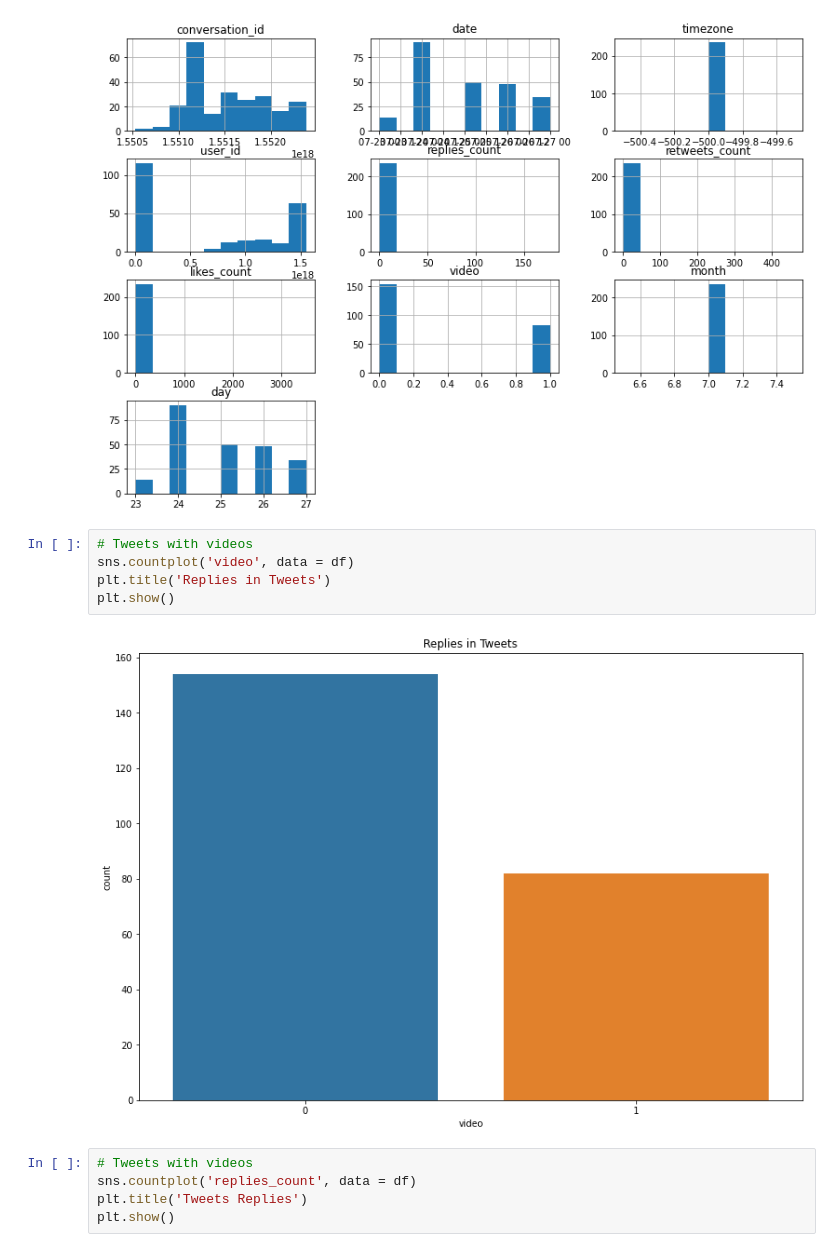
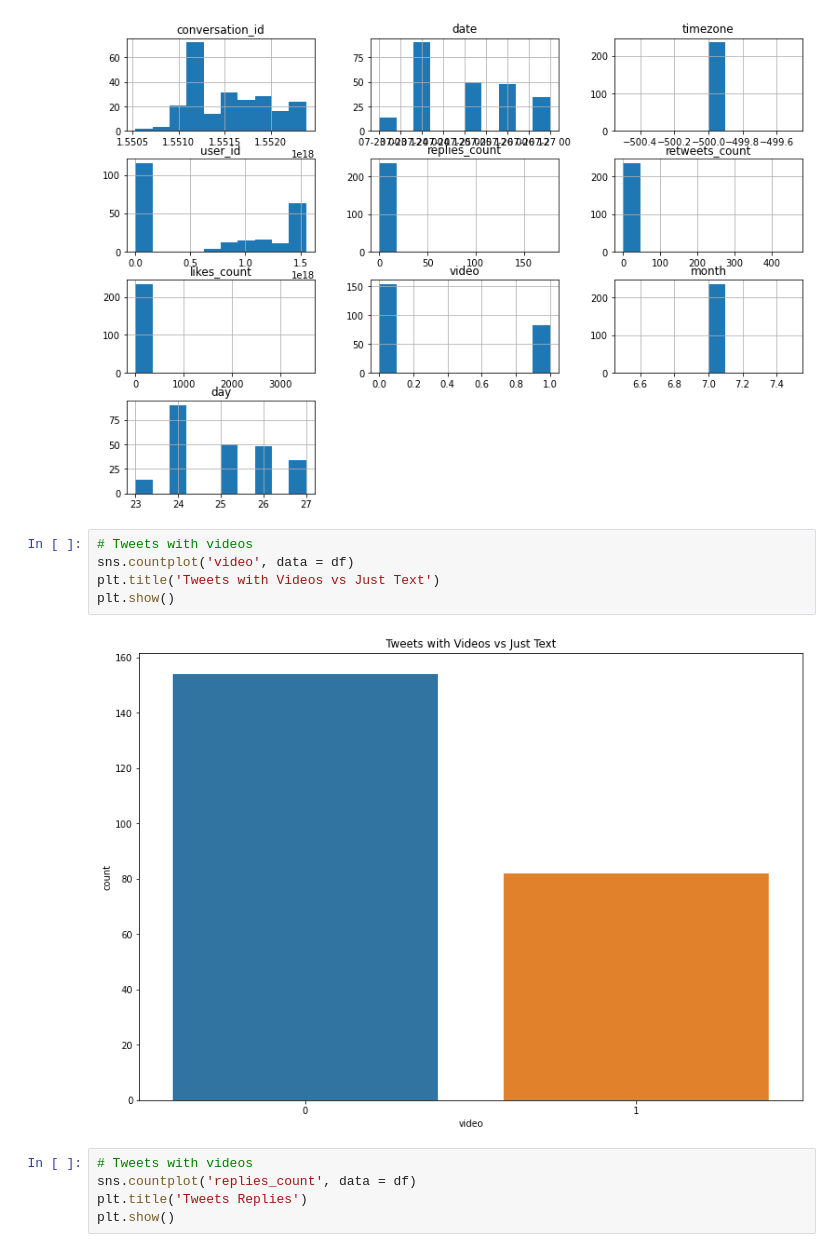
Before and after one commit to stephenkipkurui/Kenya-Elections-Tweets-Sentiments, a Jupyter notebook: analysis_report.ipynb, the cells around one changed output. Cells and saved outputs as stored; diff of their text form.

Commit message:
Kenyan Elections Through Tweets

```diff
--- a/analysis_report.ipynb
+++ b/analysis_report.ipynb
@@ -234,10 +234,10 @@ plt.show()
 # %%
 # Tweets with videos
 sns.countplot('video', data = df)
-plt.title('Replies in Tweets')
+plt.title('Tweets with Videos vs Just Text')
 plt.show()
 # %% [output]
-[figure, old version]
+[figure, new version]
 # %%
 # Tweets with videos
 sns.countplot('replies_count', data = df)
```
Also changed, not shown: parts of 3 cells of this notebook.
